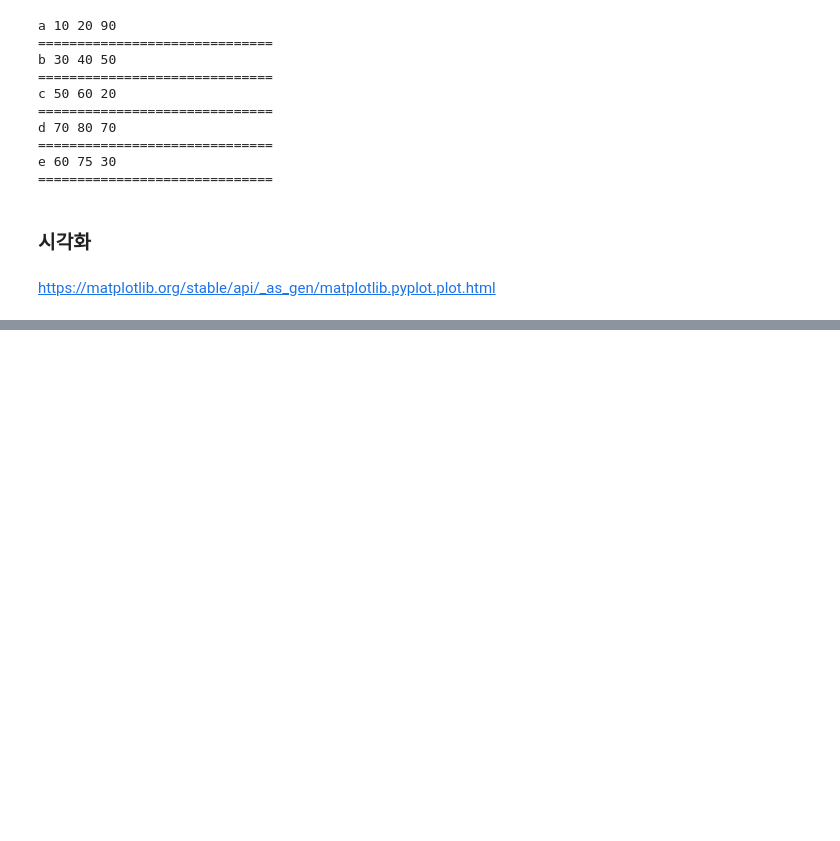
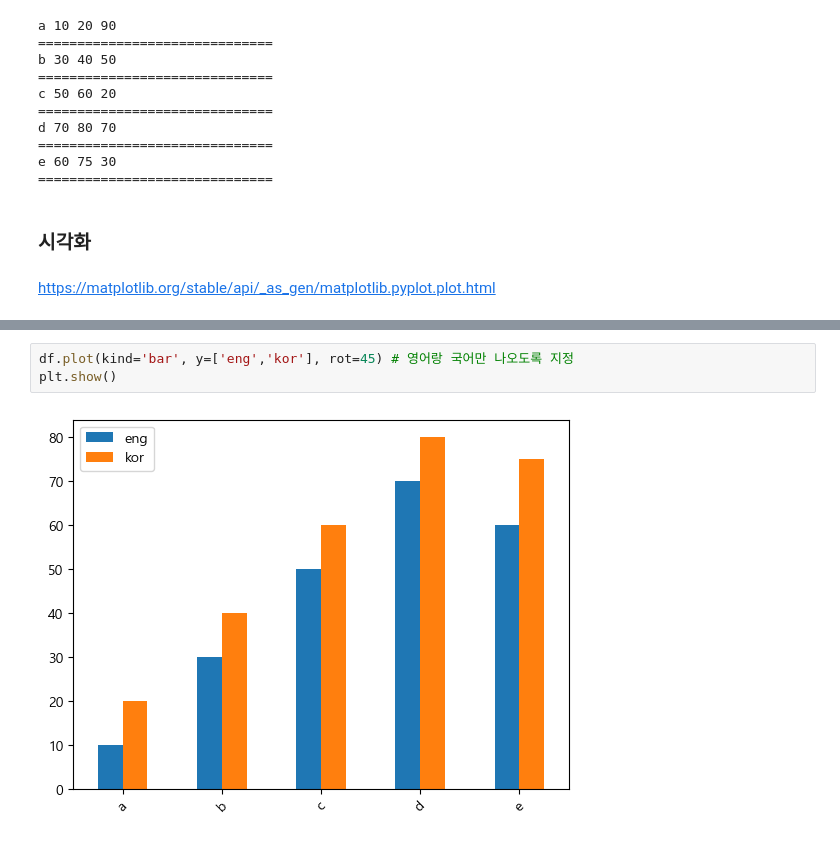
Before and after one commit to narirla/Pandas, a Jupyter notebook: 08.시각화.ipynb, the cells around one changed output, grey strips where cells are left out. Saved outputs shown, nothing was run; the diff lists cells and outputs as text; blank space fills up the shorter version.

```diff
--- a/08.시각화.ipynb
+++ b/08.시각화.ipynb
@@ -102,0 +114,5 @@ plt.show()
+# %%
+df.plot(kind='bar', y=['eng','kor'], rot=45) # 영어랑 국어만 나오도록 지정
+plt.show()
+# %% [output]
+[figure, added]
```
Also changed, not shown: parts of 15 cells of this notebook, 7 other files.
